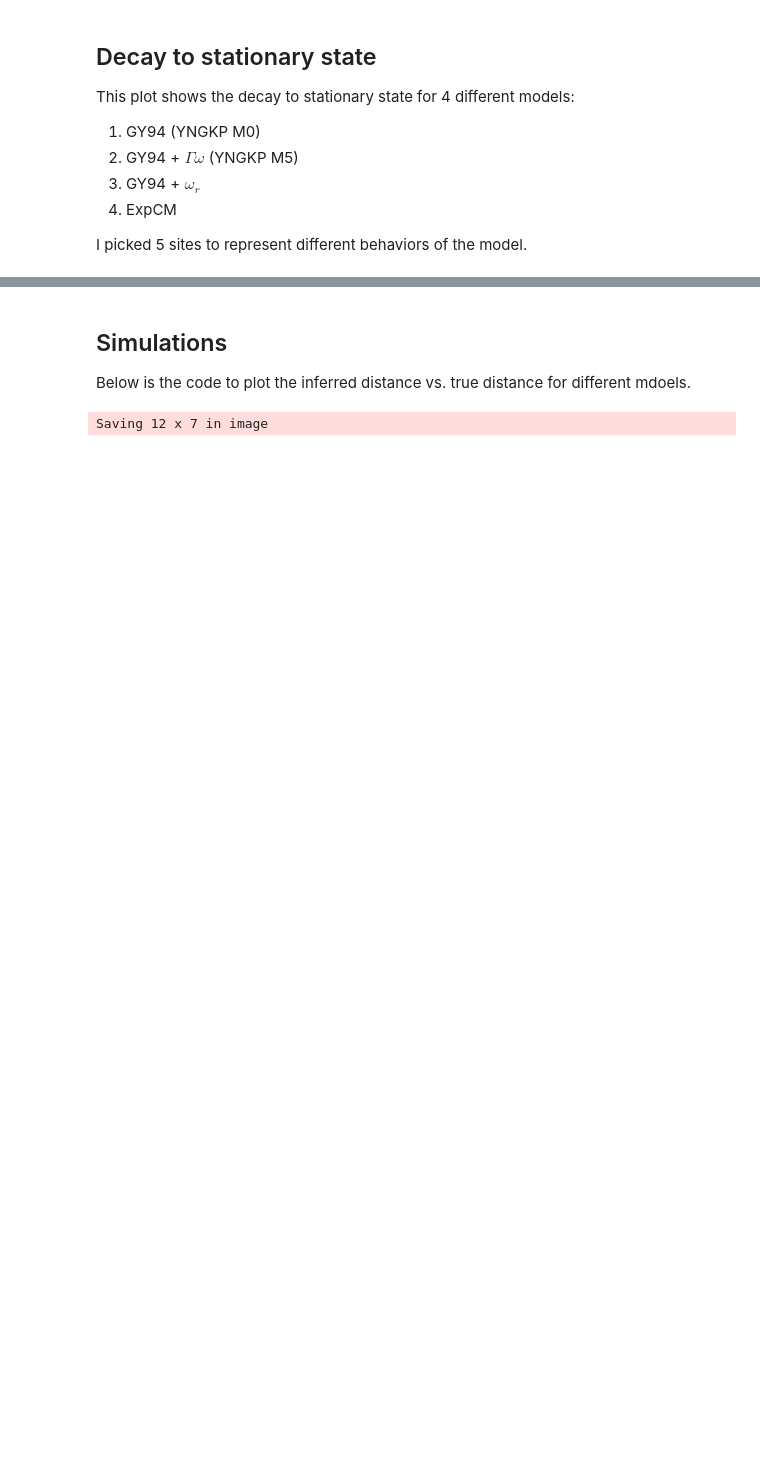
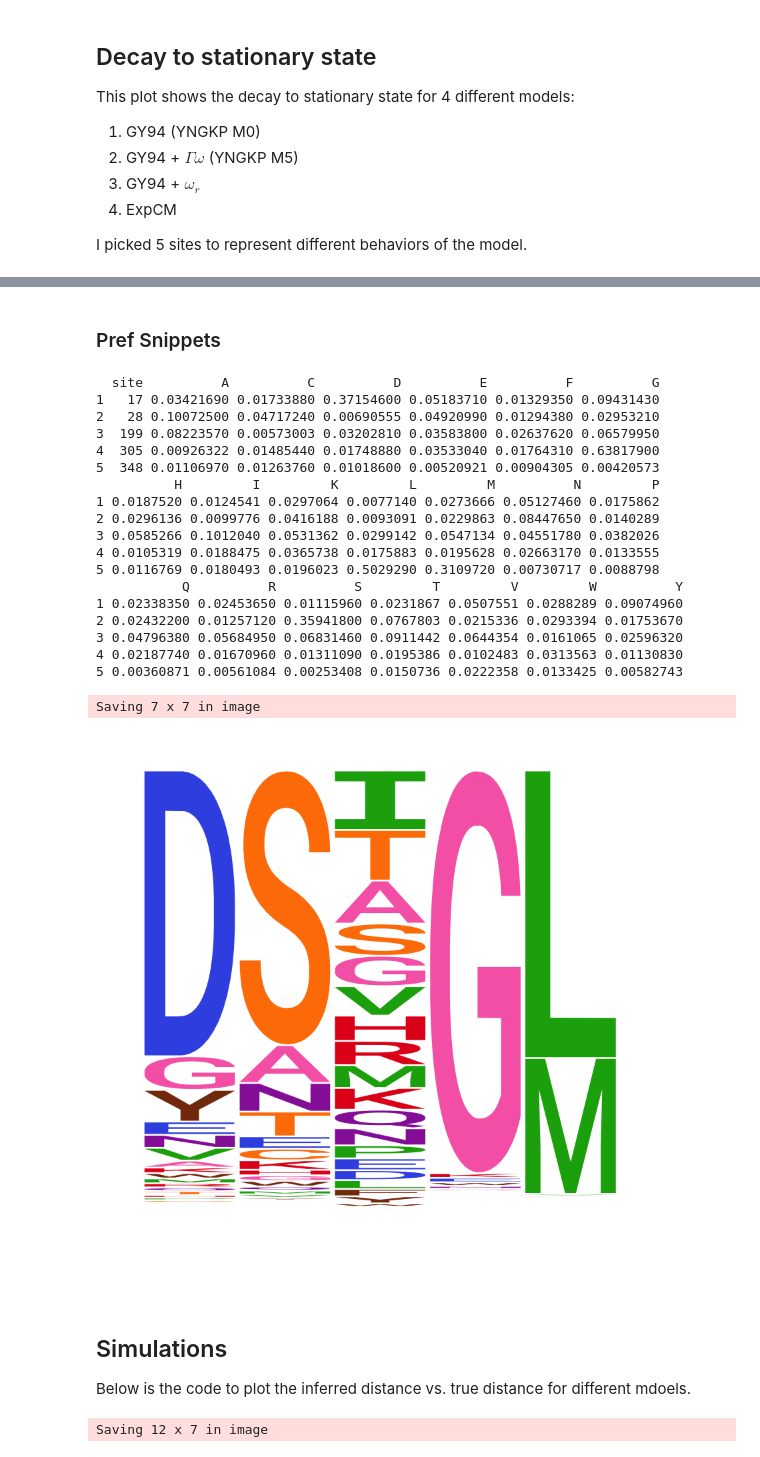
Before and after one commit to jbloomlab/divergence_timing_manuscript, a Jupyter notebook: manuscript/figures/figures.ipynb, the cells around one changed output, grey strips where cells are left out. Saved outputs shown, nothing was run; the diff lists cells and outputs as text; code cells hidden in the pictures; blank space fills up the shorter version.

```diff
--- a/manuscript/figures/figures.ipynb
+++ b/manuscript/figures/figures.ipynb
@@ -219,3 +218,33 @@ print(wr)
+# %% [markdown]
+### Pref Snippets
+# %%
+doud_prefs = read.csv("../../analysis/HA/data/references/HA_hybridDoud_prefs.csv") %>% filter(site %in% targets)
+print(doud_prefs)
+#make logoplots
+prefs_doud = make_prefs_plot(list(H1=prefs_to_matrix(doud_prefs, 1.56)))
+prefs_doud
+ggsave("_raw_decay_prefs.pdf")
+# %% [output]
+  site          A          C          D          E          F          G
+1   17 0.03421690 0.01733880 0.37154600 0.05183710 0.01329350 0.09431430
+2   28 0.10072500 0.04717240 0.00690555 0.04920990 0.01294380 0.02953210
+3  199 0.08223570 0.00573003 0.03202810 0.03583800 0.02637620 0.06579950
+4  305 0.00926322 0.01485440 0.01748880 0.03533040 0.01764310 0.63817900
+5  348 0.01106970 0.01263760 0.01018600 0.00520921 0.00904305 0.00420573
+          H         I         K         L         M          N         P
+1 0.0187520 0.0124541 0.0297064 0.0077140 0.0273666 0.05127460 0.0175862
+2 0.0296136 0.0099776 0.0416188 0.0093091 0.0229863 0.08447650 0.0140289
+3 0.0585266 0.1012040 0.0531362 0.0299142 0.0547134 0.04551780 0.0382026
+4 0.0105319 0.0188475 0.0365738 0.0175883 0.0195628 0.02663170 0.0133555
+5 0.0116769 0.0180493 0.0196023 0.5029290 0.3109720 0.00730717 0.0088798
+           Q          R          S         T         V         W          Y
+1 0.02338350 0.02453650 0.01115960 0.0231867 0.0507551 0.0288289 0.09074960
+2 0.02432200 0.01257120 0.35941800 0.0767803 0.0215336 0.0293394 0.01753670
+3 0.04796380 0.05684950 0.06831460 0.0911442 0.0644354 0.0161065 0.02596320
+4 0.02187740 0.01670960 0.01311090 0.0195386 0.0102483 0.0313563 0.01130830
+5 0.00360871 0.00561084 0.00253408 0.0150736 0.0222358 0.0133425 0.00582743
+Saving 7 x 7 in image
+[figure, added]
 # %% [markdown]
 ## Simulations
 
```
Also changed, not shown: parts of 5 cells of this notebook, 8 other files.
